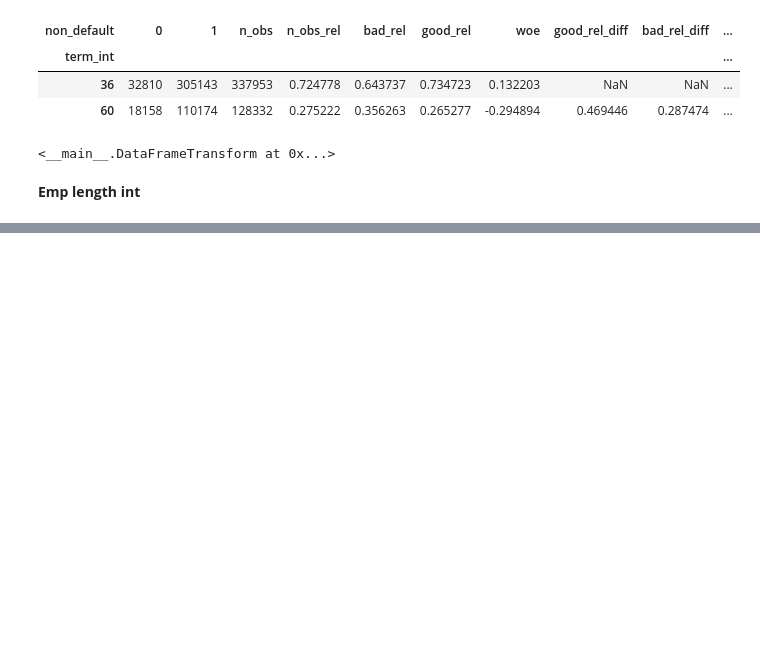
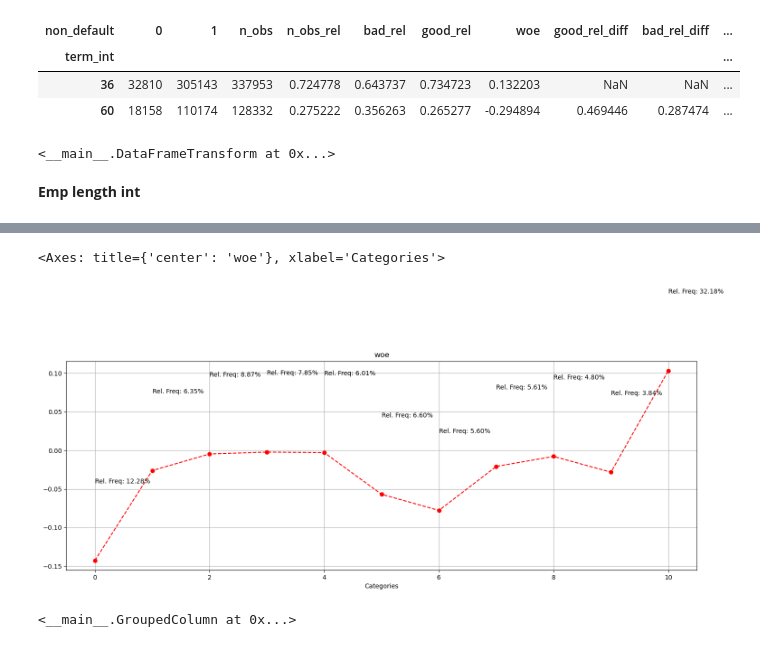
Before and after one commit to Xavi-Linux/CaRMeLo, a Jupyter notebook: notebooks/Data_preparation.ipynb, the cells around one changed output, grey strips where cells are left out. Saved outputs shown, nothing was run; the diff lists cells and outputs as text; code cells hidden in the pictures; blank space fills up the shorter version.

Commit message:
add intervals for grouping continuous variables

```diff
--- a/notebooks/Data_preparation.ipynb
+++ b/notebooks/Data_preparation.ipynb
@@ -162,7 +162,19 @@ def plot_woe(woe_series: pd.Series, labels: pd.Series | None = None):
                  }
     ax = fig.add_subplot(1,1,1, **style_dict)
     ax.grid()
-    ax.plot(woe_series.index, woe_series.values, color='red', marker='o', linestyle='--')
+
+    rotate = False
+    if isinstance(woe_series.index.values[0], pd.Interval):
+        x =  list(map(str, woe_series.index.values))
+        rotate = True
+
+    else:
+        x = woe_series.index.values
+
+    ax.plot(x, woe_series.values, color='red', marker='o', linestyle='--')
+
+    if rotate:
+        ax.set_xticklabels(x, rotation = 90)
 
     if labels is not None:
         for (i, label), value in zip(enumerate(labels.values), woe_series.values) :
@@ -563,10 +584,11 @@ print(dft)
 continuous_vars: List[str] = [
     'term_int',
     'non_default',
-    'emp_length_iintnt'
+    'emp_length_int',
+    'months_since_issue_d'
 ]
 # %%
-continuous_df: pd.DataFrame = df[continuous_vars]
+continuous_df: pd.DataFrame = df[continuous_vars].copy()
 # %%
 continuous_dft = DataFrameTransform()
 # %% [markdown]
@@ -588,0 +617,2 @@ continuous_dft.add_child(term_int_groups)
+# %%
+emp_length_woe = calculate_woe_iv(continuous_df, continuous_df['emp_length_int'], continuous_df['non_default'], multilevel_index=False, sort_by_woe=False)
@@ -588,0 +635,21 @@ continuous_dft.add_child(term_int_groups)
+# %%
+plot_woe(emp_length_woe['woe'], labels=emp_length_woe['n_obs_rel'].apply(lambda v: 'Rel. Freq: {:.2%}'.format(v)))
+# %% [output]
+<Axes: title={'center': 'woe'}, xlabel='Categories'>
+[figure, added]
+# %%
+emp_length_groups.add_child(
+        Group().add_child(0)
+    ).add_child(
+        Group().add_child(1)
+    ).add_child(
+        Group().extend_group([2, 3, 4])
+    ).add_child(
+        Group().extend_group([5, 6])
+    ).add_child(
+        Group().extend_group([7, 8, 9])
+    ).add_child(
+        Group().add_child(10)
+    )
+# %% [output]
+<__main__.GroupedColumn at 0x...>
```
Also changed, not shown: parts of 20 cells of this notebook.
